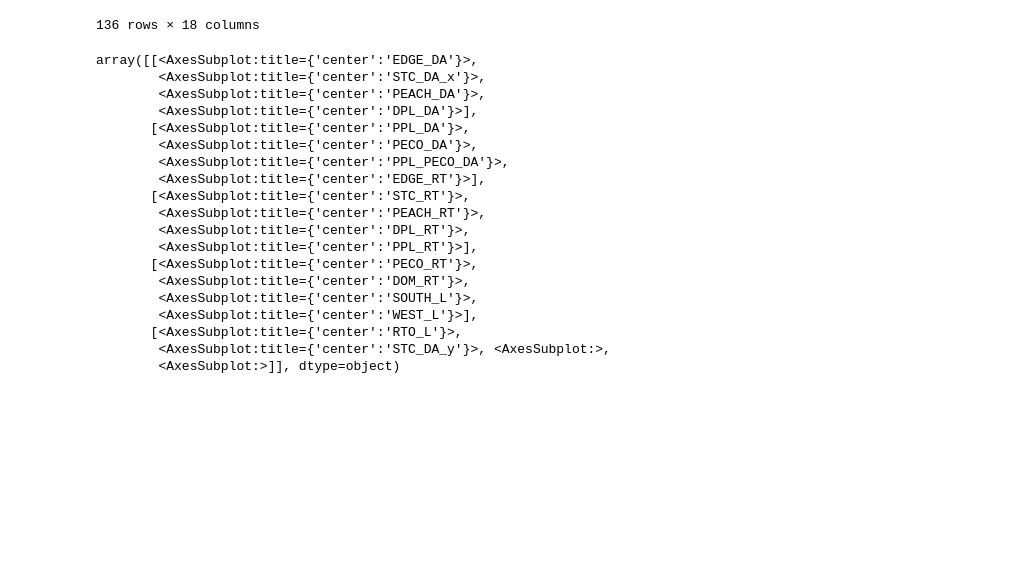
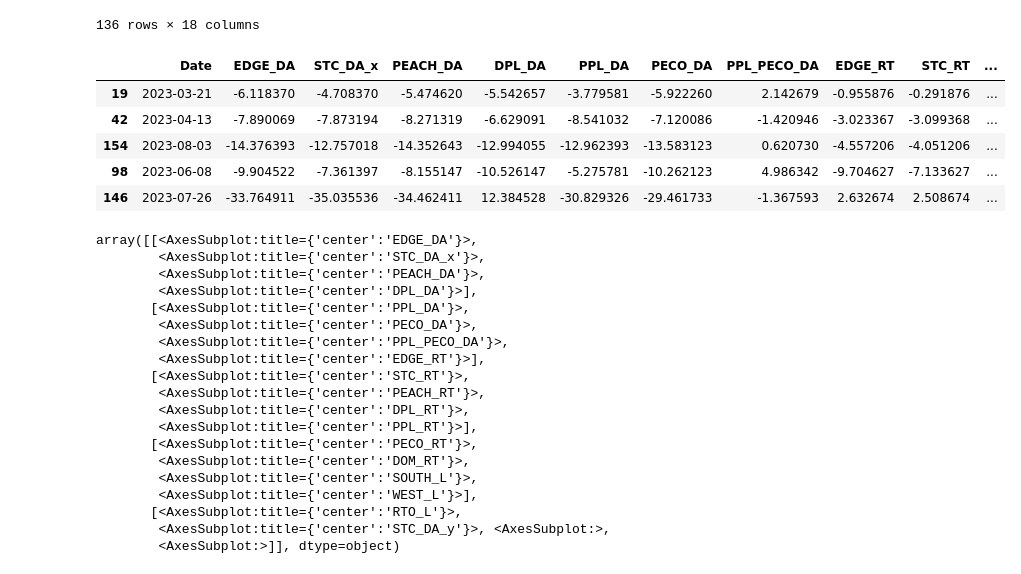
Before and after one commit to stephenxu10/PJM-Basis-Forecast, a Jupyter notebook: PJM_Forecast_Model.ipynb, the cells around one changed output. Cells and saved outputs as stored; diff of their text form; code cells hidden in the pictures; blank space fills up the shorter version.

```diff
--- a/PJM_Forecast_Model.ipynb
+++ b/PJM_Forecast_Model.ipynb
@@ -177,6 +177,15 @@ train_data
 | 179 | -12.468041 | -18.844916 | -12.204291 | -9.414580 | -12.397914 | -11.955101 | -0.442812 | -2.315178 | -1.898178 | -2.025178 | ... |
 | 102 | -7.428813 | -5.850063 | -7.781938 | -6.650549 | -4.244218 | -6.802548 | 2.558330 | -7.899437 | -6.624437 | -7.472437 | ... |
 136 rows × 18 columns
+# %%
+test_data.head(5)
+# %% [output]
+|  | Date | EDGE_DA | STC_DA_x | PEACH_DA | DPL_DA | PPL_DA | PECO_DA | PPL_PECO_DA | EDGE_RT | STC_RT | ... |
+| 19 | 2023-03-21 | -6.118370 | -4.708370 | -5.474620 | -5.542657 | -3.779581 | -5.922260 | 2.142679 | -0.955876 | -0.291876 | ... |
+| 42 | 2023-04-13 | -7.890069 | -7.873194 | -8.271319 | -6.629091 | -8.541032 | -7.120086 | -1.420946 | -3.023367 | -3.099368 | ... |
+| 154 | 2023-08-03 | -14.376393 | -12.757018 | -14.352643 | -12.994055 | -12.962393 | -13.583123 | 0.620730 | -4.557206 | -4.051206 | ... |
+| 98 | 2023-06-08 | -9.904522 | -7.361397 | -8.155147 | -10.526147 | -5.275781 | -10.262123 | 4.986342 | -9.704627 | -7.133627 | ... |
+| 146 | 2023-07-26 | -33.764911 | -35.035536 | -34.462411 | 12.384528 | -30.829326 | -29.461733 | -1.367593 | 2.632674 | 2.508674 | ... |
 # %%
 train_data.hist(figsize=(15, 15))
 # %% [output]
```
Also changed, not shown: parts of 9 cells of this notebook, 1 other file.
